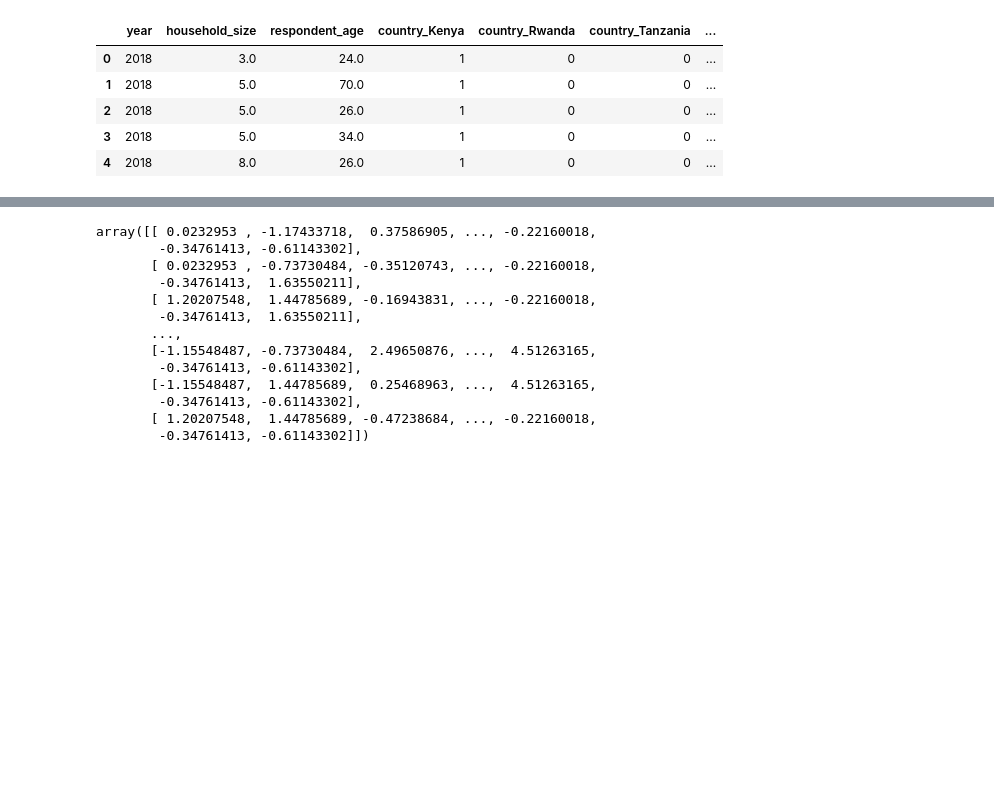
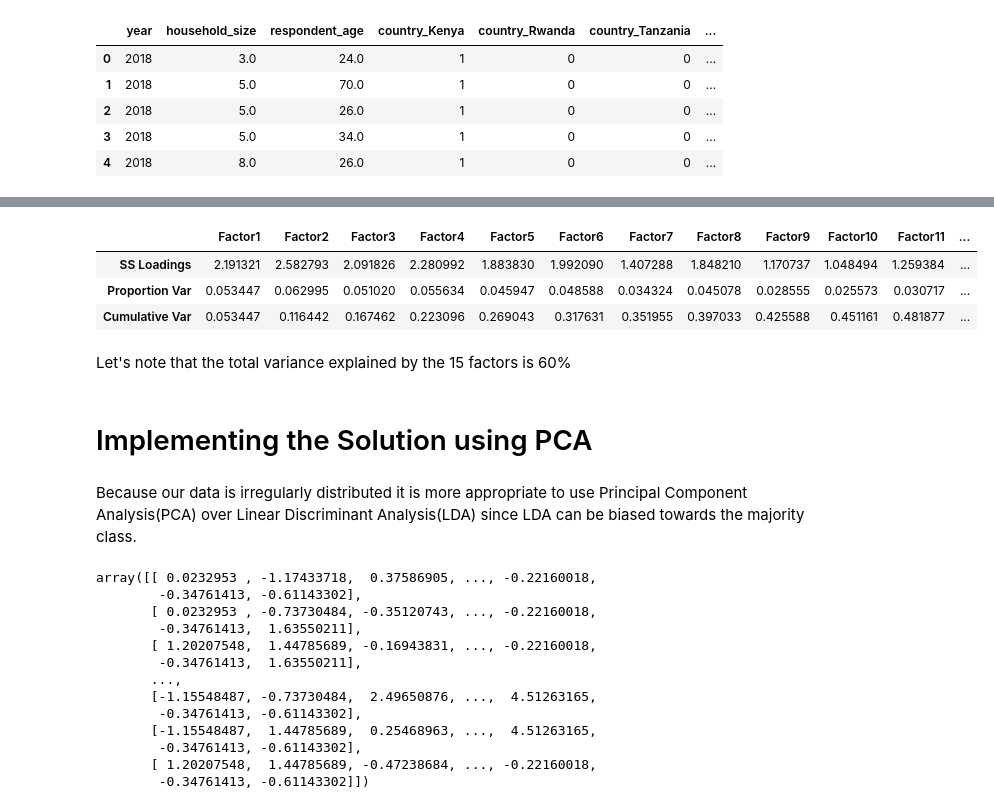
Before and after one commit to LucilleKaleha/Moringa_Data_Science_Core_W1_IP_2019_08, a Jupyter notebook: Moringa_Data_Science_W6_Independent_Project_2019_08_Lucille_Kaleha_Python_Notebook.ipynb, the cells around one changed output, grey strips where cells are left out. Cells and saved outputs as stored; diff of their text form; code cells hidden in the pictures; blank space fills up the shorter version.

```diff
--- a/Moringa_Data_Science_W6_Independent_Project_2019_08_Lucille_Kaleha_Python_Notebook.ipynb
+++ b/Moringa_Data_Science_W6_Independent_Project_2019_08_Lucille_Kaleha_Python_Notebook.ipynb
@@ -258,3 +354,17 @@ x.head()
+# %%
+# Getting the variance explained by each
+fa.get_factor_variance()
+# %% [output]
+|  | Factor1 | Factor2 | Factor3 | Factor4 | Factor5 | Factor6 | Factor7 | Factor8 | Factor9 | Factor10 | Factor11 | ... |
+| SS Loadings | 2.191321 | 2.582793 | 2.091826 | 2.280992 | 1.883830 | 1.992090 | 1.407288 | 1.848210 | 1.170737 | 1.048494 | 1.259384 | ... |
+| Proportion Var | 0.053447 | 0.062995 | 0.051020 | 0.055634 | 0.045947 | 0.048588 | 0.034324 | 0.045078 | 0.028555 | 0.025573 | 0.030717 | ... |
+| Cumulative Var | 0.053447 | 0.116442 | 0.167462 | 0.223096 | 0.269043 | 0.317631 | 0.351955 | 0.397033 | 0.425588 | 0.451161 | 0.481877 | ... |
+# %% [markdown]
+Let's note that the total variance explained by the 15 factors is 60%
+# %% [markdown]
+# Implementing the Solution using PCA
+# %% [markdown]
+Because our data is irregularly distributed it is more appropriate to use Principal Component Analysis(PCA) over Linear Discriminant Analysis(LDA) since LDA can be biased towards the majority class.
 # %%
 # Splitting the dataset into the Training set and Test set
 
```
Also changed, not shown: parts of 37 cells of this notebook.
